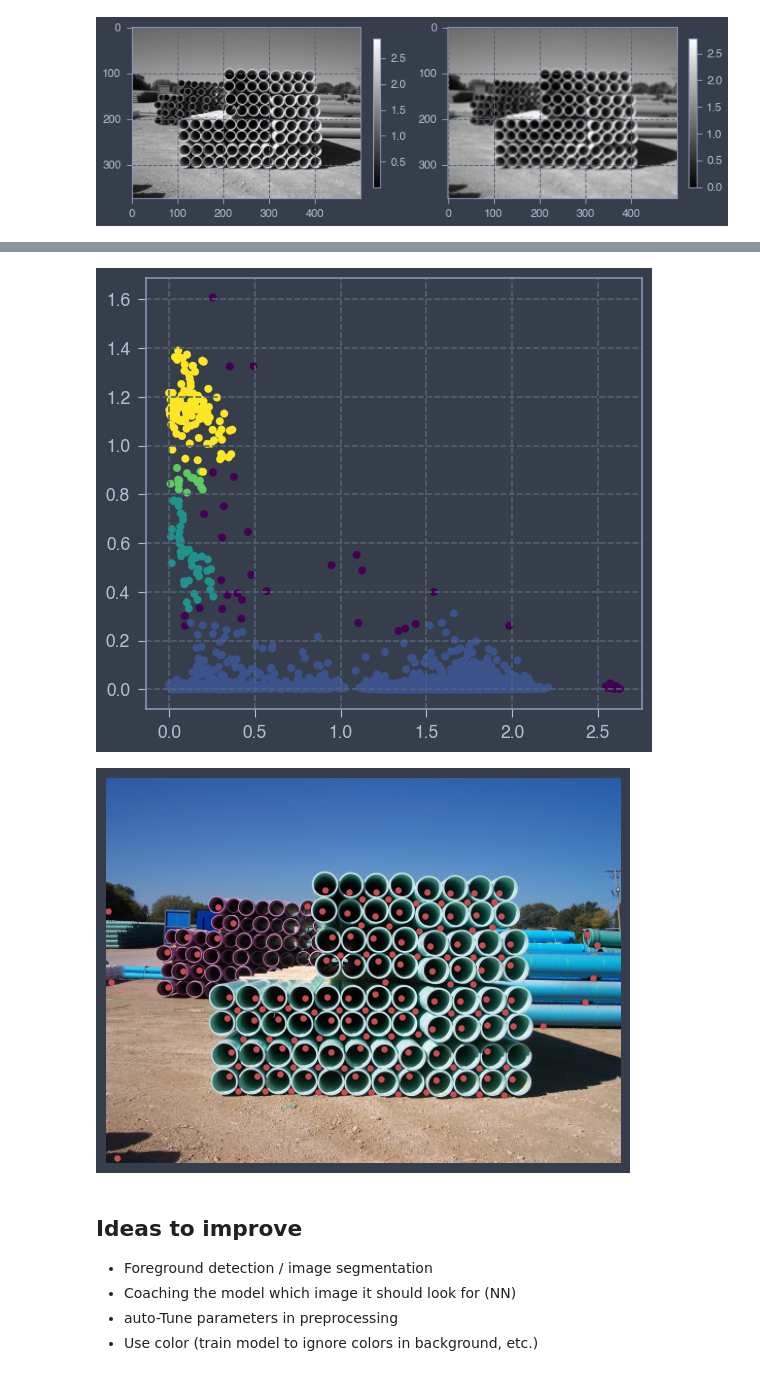
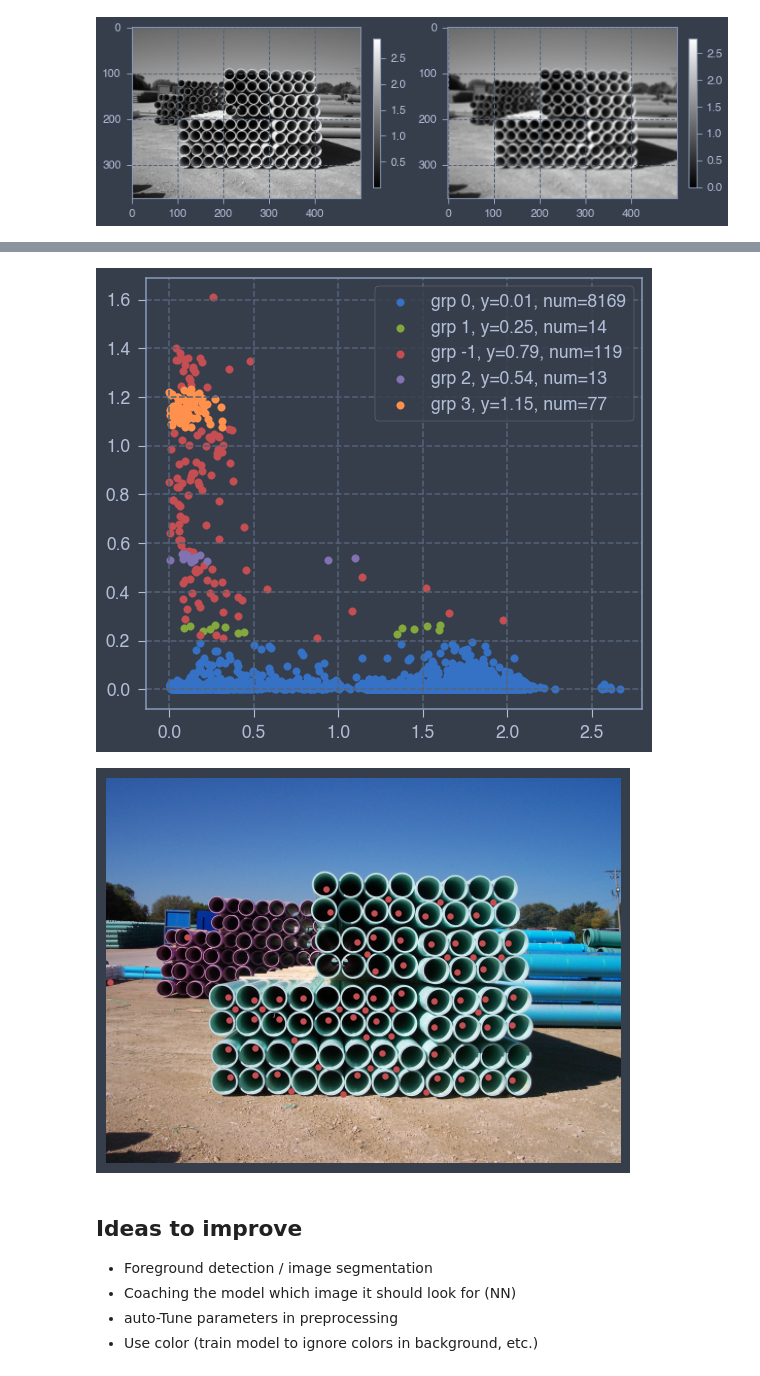
Before and after one commit to jonathanlamar/object-counting, a Jupyter notebook: jon_experimental/TDA EDA.ipynb, the cells around one changed output, grey strips where cells are left out. Drawn from its saved outputs; the diff is of its cells as text; code cells hidden in the pictures.

```diff
--- a/jon_experimental/TDA EDA.ipynb
+++ b/jon_experimental/TDA EDA.ipynb
@@ -76,22 +76,29 @@ plotPersistenceDiagrams(dgm, lifetime=True, colormap='default')
 # %%
-X = np.concatenate([dgm[:, 0].reshape(-1, 1), (dgm[:, 1] - dgm[:, 0]).reshape(-1, 1)], axis=1)
-X = X[(np.isinf(X) == False).all(axis=1), :]
+h0Comps = np.concatenate([dgm[:, 0].reshape(-1, 1), (dgm[:, 1] - dgm[:, 0]).reshape(-1, 1)], axis=1)
+h0Comps = h0Comps[(np.isinf(h0Comps) == False).all(axis=1), :]
+# %%
+h0Comps2 = h0Comps[:, 1].reshape(-1, 1)
 # %%
-#model = KMeans(n_clusters=4).fit(X)
+clusterAlgorithm = 'dbscan'
+dataset = h0Comps2
 
-model = DBSCAN(
-    min_samples=20,
-    #p=10,
-    eps=0.12 # Need to detect this
-).fit(X)
-
-#model = AgglomerativeClustering(
-#    linkage='complete',
-#    distance_threshold=0.6,
-#    n_clusters=None
-#).fit(X)
+if clusterAlgorithm == 'kmeans':
+    model = KMeans(n_clusters=4).fit(dataset)
+elif clusterAlgorithm == 'dbscan':
+    model = DBSCAN(
+        min_samples=10, # This needs to be tuned
+        #p=10,
+        eps=0.015 # Need to detect this
+    ).fit(dataset)
+elif clusterAlgorithm == 'agglom':
+    model = AgglomerativeClustering(
+        linkage='ward',
+        distance_threshold=0.5,
+        n_clusters=None
+    ).fit(dataset)
 # %%
-_ = plotKMeansModel(X, model)
+df = getLabeledDataset(h0Comps, model)
+_ = plotClusterModel(df)
 # %% [output]
-[figure, old version]
+[figure, new version]
 # %%
@@ -101,9 +108,9 @@ components = getObjectComponents(X, model)
 plt.figure(figsize=(8, 5))
 plt.imshow(img_original)
 
-thresh = 0.6
-idxs = np.arange(dgm.shape[0])
-idxs = idxs[np.abs(dgm[:, 1] - dgm[:, 0]) > thresh]
+#thresh = 0.6
+#idxs = np.arange(dgm.shape[0])
+#idxs = idxs[np.abs(dgm[:, 1] - dgm[:, 0]) > thresh]
 
 # X and Y allow me to index every point in the image
 X, Y = np.meshgrid(np.arange(smoothed.shape[1]), np.arange(smoothed.shape[0]))
@@ -118,7 +125,7 @@ for idx in idxs:
 
 _=plt.axis('off')
 # %% [output]
-[figure, old version]
+[figure, new version]
 # %% [markdown]
 ## Ideas to improve
 
```
Also changed, not shown: parts of 2 cells of this notebook, 1 other file.
